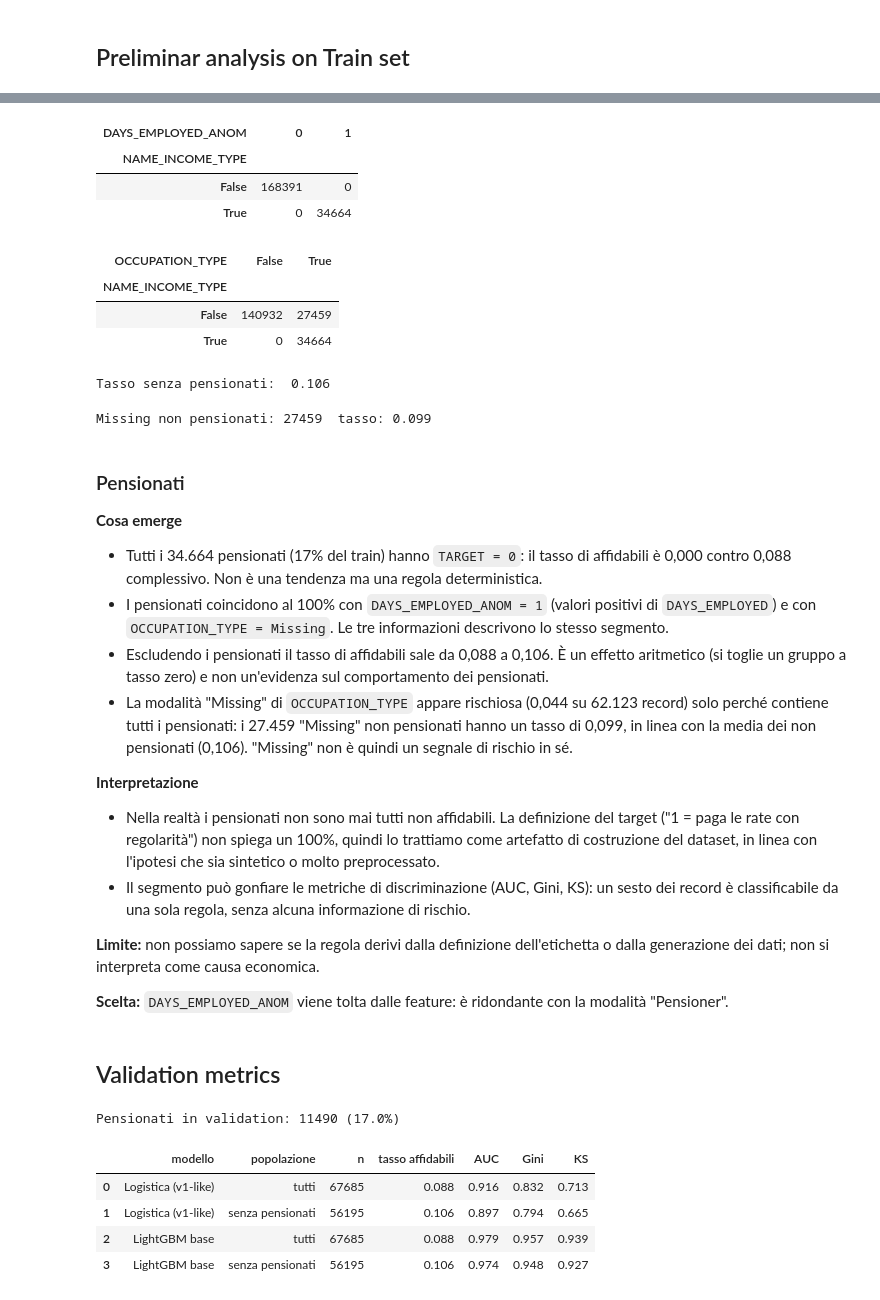
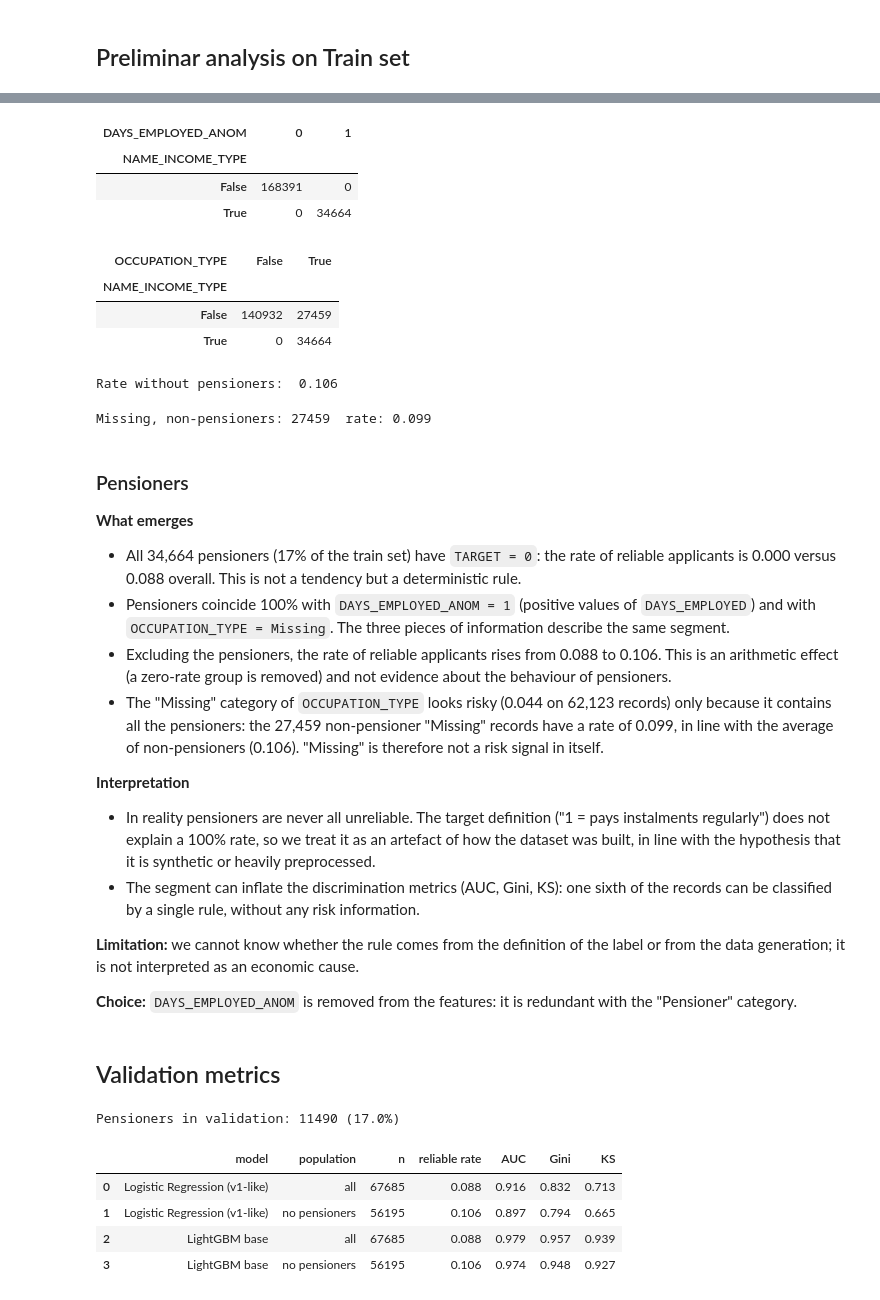
Before and after one commit to mattiacoltro/data-science-portfolio, a Jupyter notebook: [Data Science] credit_scoring_prediction/credit_scoring_v2.ipynb, the cells around one changed output, grey strips where cells are left out. Drawn from its saved outputs; the diff is of its cells as text; code cells hidden in the pictures.

```diff
--- a/[Data Science] credit_scoring_prediction/credit_scoring_v2.ipynb
+++ b/[Data Science] credit_scoring_prediction/credit_scoring_v2.ipynb
@@ -82,7 +88,7 @@ from sklearn.preprocessing import FunctionTransformer
 from sklearn.impute import SimpleImputer
 
 def add_flags(X, keep_flag=False):
-    """Valori anomali di DAYS_EMPLOYED a NaN; il flag è opzionale (nel modello non si usa)."""
+    """Anomalous DAYS_EMPLOYED values set to NaN; the flag is optional (not used in the model)."""
     X = X.copy()
     if keep_flag:
         X["DAYS_EMPLOYED_ANOM"] = (X["DAYS_EMPLOYED"] > 0).astype(int)
@@ -95,7 +101,7 @@ bin_cols  = [c for c in Xf.columns if c not in text_cols and set(Xf[c].dropna().
 num_cols  = [c for c in Xf.columns if c not in text_cols + bin_cols]
 
 def make_preprocessor(scale):
-    num_steps = [("imp", SimpleImputer(strategy="median"))]    # mediana appresa solo sul train
+    num_steps = [("imp", SimpleImputer(strategy="median"))]    # median learned on the train set only
     if scale:
         num_steps.append(("sc", StandardScaler()))
     return ColumnTransformer([
@@ -241,7 +247,7 @@ FLAG_OWN_CAR (media complessiva del Train Target 0.088)
 # %%
 display(pd.crosstab(eda["NAME_INCOME_TYPE"] == "Pensioner", eda["DAYS_EMPLOYED_ANOM"]))
 display(pd.crosstab(eda["NAME_INCOME_TYPE"] == "Pensioner", eda["OCCUPATION_TYPE"] == "Missing"))
-print("Tasso senza pensionati: ", eda.loc[eda["NAME_INCOME_TYPE"] != "Pensioner", "TARGET"].mean().round(3))   # tasso senza pensionati
+print("Rate without pensioners: ", eda.loc[eda["NAME_INCOME_TYPE"] != "Pensioner", "TARGET"].mean().round(3))   # rate without pensioners
 # %% [output]
 | DAYS_EMPLOYED_ANOM | 0 | 1 |
 | NAME_INCOME_TYPE |  |  |
@@ -251,30 +257,30 @@ print("Tasso senza pensionati: ", eda.loc[eda["NAME_INCOME_TYPE"] != "Pensioner"
 | NAME_INCOME_TYPE |  |  |
 | False | 140932 | 27459 |
 | True | 0 | 34664 |
-Tasso senza pensionati:  0.106
+Rate without pensioners:  0.106
 # %%
 mask_missing = eda["OCCUPATION_TYPE"] == "Missing"
 mask_pens = eda["NAME_INCOME_TYPE"] == "Pensioner"
-print("Missing non pensionati:", (mask_missing & ~mask_pens).sum(),
-      " tasso:", round(eda.loc[mask_missing & ~mask_pens, "TARGET"].mean(), 3))
+print("Missing, non-pensioners:", (mask_missing & ~mask_pens).sum(),
+      " rate:", round(eda.loc[mask_missing & ~mask_pens, "TARGET"].mean(), 3))
 # %% [output]
-Missing non pensionati: 27459  tasso: 0.099
+Missing, non-pensioners: 27459  rate: 0.099
 # %% [markdown]
-### Pensionati
+### Pensioners
 
-**Cosa emerge**
-- Tutti i 34.664 pensionati (17% del train) hanno `TARGET = 0`: il tasso di affidabili è 0,000 contro 0,088 complessivo. Non è una tendenza ma una regola deterministica.
-- I pensionati coincidono al 100% con `DAYS_EMPLOYED_ANOM = 1` (valori positivi di `DAYS_EMPLOYED`) e con `OCCUPATION_TYPE = Missing`. Le tre informazioni descrivono lo stesso segmento.
-- Escludendo i pensionati il tasso di affidabili sale da 0,088 a 0,106. È un effetto aritmetico (si toglie un gruppo a tasso zero) e non un'evidenza sul comportamento dei pensionati.
-- La modalità "Missing" di `OCCUPATION_TYPE` appare rischiosa (0,044 su 62.123 record) solo perché contiene tutti i pensionati: i 27.459 "Missing" non pensionati hanno un tasso di 0,099, in linea con la media dei non pensionati (0,106). "Missing" non è quindi un segnale di rischio in sé.
+**What emerges**
+- All 34,664 pensioners (17% of the train set) have `TARGET = 0`: the rate of reliable applicants is 0.000 versus 0.088 overall. This is not a tendency but a deterministic rule.
+- Pensioners coincide 100% with `DAYS_EMPLOYED_ANOM = 1` (positive values of `DAYS_EMPLOYED`) and with `OCCUPATION_TYPE = Missing`. The three pieces of information describe the same segment.
+- Excluding the pensioners, the rate of reliable applicants rises from 0.088 to 0.106. This is an arithmetic effect (a zero-rate group is removed) and not evidence about the behaviour of pensioners.
+- The "Missing" category of `OCCUPATION_TYPE` looks risky (0.044 on 62,123 records) only because it contains all the pensioners: the 27,459 non-pensioner "Missing" records have a rate of 0.099, in line with the average of non-pensioners (0.106). "Missing" is therefore not a risk signal in itself.
 
-**Interpretazione**
-- Nella realtà i pensionati non sono mai tutti non affidabili. La definizione del target ("1 = paga le rate con regolarità") non spiega un 100%, quindi lo trattiamo come artefatto di costruzione del dataset, in linea con l'ipotesi che sia sintetico o molto preprocessato.
-- Il segmento può gonfiare le metriche di discriminazione (AUC, Gini, KS): un sesto dei record è classificabile da una sola regola, senza alcuna informazione di rischio.
+**Interpretation**
+- In reality pensioners are never all unreliable. The target definition ("1 = pays instalments regularly") does not explain a 100% rate, so we treat it as an artefact of how the dataset was built, in line with the hypothesis that it is synthetic or heavily preprocessed.
+- The segment can inflate the discrimination metrics (AUC, Gini, KS): one sixth of the records can be classified by a single rule, without any risk information.
 
-**Limite:** non possiamo sapere se la regola derivi dalla definizione dell'etichetta o dalla generazione dei dati; non si interpreta come causa economica.
+**Limitation:** we cannot know whether the rule comes from the definition of the label or from the data generation; it is not interpreted as an economic cause.
 
-**Scelta:** `DAYS_EMPLOYED_ANOM` viene tolta dalle feature: è ridondante con la modalità "Pensioner".
+**Choice:** `DAYS_EMPLOYED_ANOM` is removed from the features: it is redundant with the "Pensioner" category.
-# %% [markdown]
-## Validation metrics
+# %% [markdown]
+## Validation metrics
 # %%
@@ -296,25 +302,25 @@ def risk_report(name, y_true, score):
             "Gini": gini(y_true, score), "KS": ks_stat(y_true, score)}
 # %%
 mask_pens_val = X_val["NAME_INCOME_TYPE"] == "Pensioner"
-print(f"Pensionati in validation: {mask_pens_val.sum()} ({mask_pens_val.mean():.1%})")
+print(f"Pensioners in validation: {mask_pens_val.sum()} ({mask_pens_val.mean():.1%})")
 # %% [output]
-Pensionati in validation: 11490 (17.0%)
+Pensioners in validation: 11490 (17.0%)
 # %%
-scores = {"Logistica (v1-like)": lr.predict_proba(X_val)[:, 1],
+scores = {"Logistic Regression (v1-like)": lr.predict_proba(X_val)[:, 1],
           "LightGBM base": gbm.predict_proba(X_val)[:, 1]}
 # %%
 rows = []
 for name, s in scores.items():
     s = pd.Series(s, index=X_val.index)
-    for label, m in [("tutti", slice(None)), ("senza pensionati", ~mask_pens_val)]:
+    for label, m in [("all", slice(None)), ("no pensioners", ~mask_pens_val)]:
         yy, ss = y_val[m], s[m]
-        rows.append({"modello": name, "popolazione": label, "n": len(yy),
-                     "tasso affidabili": round(yy.mean(), 3),
+        rows.append({"model": name, "population": label, "n": len(yy),
+                     "reliable rate": round(yy.mean(), 3),
                      "AUC": roc_auc_score(yy, ss), "Gini": gini(yy, ss), "KS": ks_stat(yy, ss)})
 pd.DataFrame(rows).round(3)
 # %% [output]
-|  | modello | popolazione | n | tasso affidabili | AUC | Gini | KS |
-| 0 | Logistica (v1-like) | tutti | 67685 | 0.088 | 0.916 | 0.832 | 0.713 |
-| 1 | Logistica (v1-like) | senza pensionati | 56195 | 0.106 | 0.897 | 0.794 | 0.665 |
-| 2 | LightGBM base | tutti | 67685 | 0.088 | 0.979 | 0.957 | 0.939 |
-| 3 | LightGBM base | senza pensionati | 56195 | 0.106 | 0.974 | 0.948 | 0.927 |
+|  | model | population | n | reliable rate | AUC | Gini | KS |
+| 0 | Logistic Regression (v1-like) | all | 67685 | 0.088 | 0.916 | 0.832 | 0.713 |
+| 1 | Logistic Regression (v1-like) | no pensioners | 56195 | 0.106 | 0.897 | 0.794 | 0.665 |
+| 2 | LightGBM base | all | 67685 | 0.088 | 0.979 | 0.957 | 0.939 |
+| 3 | LightGBM base | no pensioners | 56195 | 0.106 | 0.974 | 0.948 | 0.927 |
```
Also changed, not shown: parts of 49 cells of this notebook, 4 other files.
